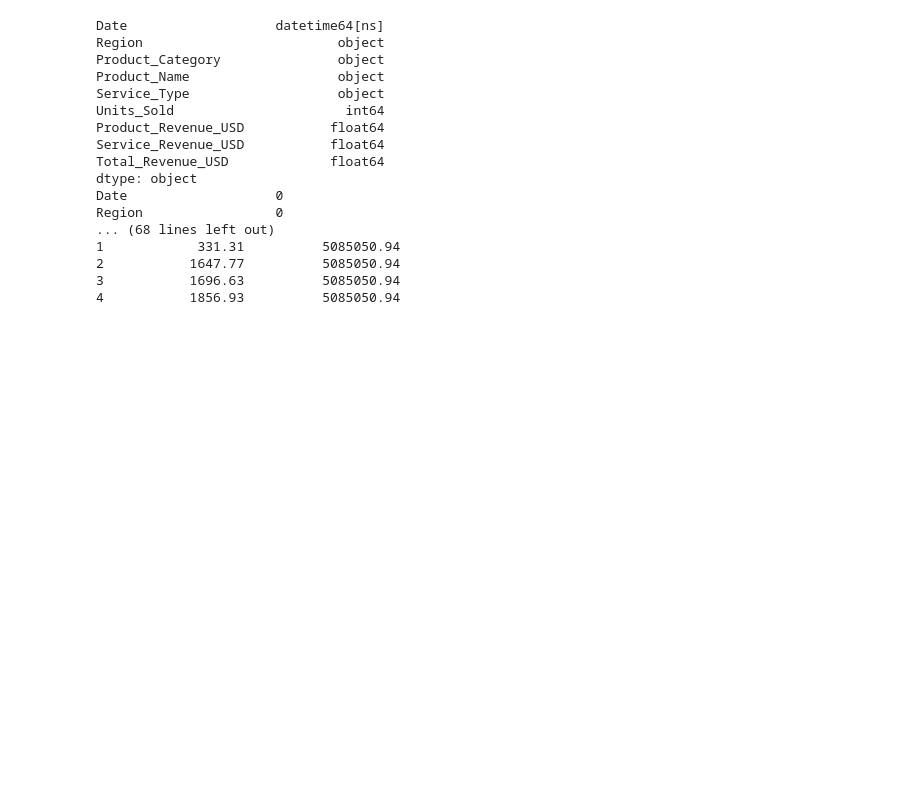
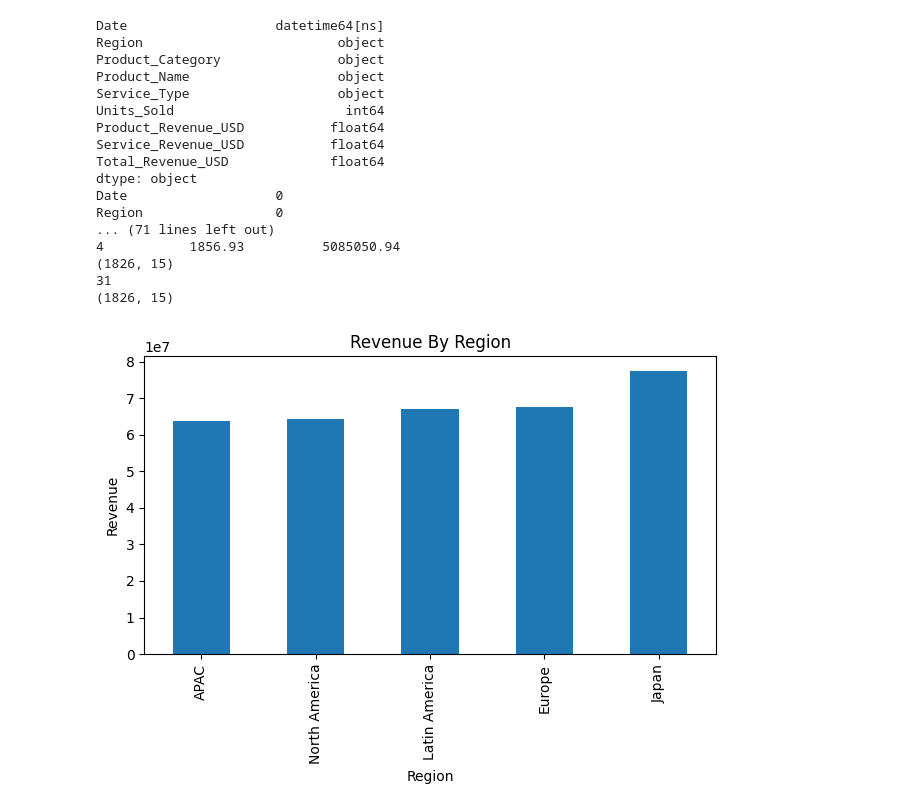
Before and after one commit to Iulia2005/Revenue_Trend_Forecasting_Wacom_Company_BigDataFundametals_Project, a Jupyter notebook: RevenueTrendForecasting.ipynb, the cells around one changed output. Saved outputs shown, nothing was run; the diff lists cells and outputs as text; code cells hidden in the pictures; blank space fills up the shorter version.

```diff
--- a/RevenueTrendForecasting.ipynb
+++ b/RevenueTrendForecasting.ipynb
@@ -1,4 +1,5 @@
 # %%
+# ========== Preprocessing Data ==========
 # Loading data
 import pandas as pd
 
@@ -57,34 +58,69 @@ df["Revenue_per_Unit"] = (df["Total_Revenue_USD"] / df["Units_Sold"]).round(2)
 
 monthly = df.groupby(["Year", "Month"])["Total_Revenue_USD"].sum().reset_index()
 monthly.columns = ["Year", "Month", "Monthly_Revenue"]
 
 print(monthly.head())
 
 monthly["Next_Month_Revenue"] = monthly["Monthly_Revenue"].shift(-1)
 
 df = df.merge(monthly[["Year", "Month", "Next_Month_Revenue"]], on=["Year", "Month"], how="left")
 
 print(df.head())
 
 # Final validation
 print(df.shape)
 print(df.isnull().sum().sum())
 df.to_csv("cleaned_wacom.csv", index=False)
+
+# ========== EDA ==========
+# Loading clead data and imports
+import matplotlib.pyplot as plt
+
+df = pd.read_csv("cleaned_wacom.csv", parse_dates=["Date"])
+print(df.shape)
+
+# Revenue by region bar chart
+plt.figure()
+region_revenue = df.groupby("Region")["Total_Revenue_USD"].sum().sort_values()
+region_revenue.plot(kind="bar")
+plt.title("Revenue By Region")
+plt.xlabel("Region")
+plt.ylabel("Revenue")
+plt.tight_layout()
+
+# Revenue by product category bar chart
+plt.figure()
+region_revenue = df.groupby("Product_Category")["Total_Revenue_USD"].sum().sort_values()
+region_revenue.plot(kind="bar")
+plt.title("Revenue by Product Category")
+plt.xlabel("Product Category")
+plt.ylabel("Revenue")
+plt.tight_layout()
+
+# Monthly Revenue Trend line chart
+plt.figure()
+monthly_revenue = df.groupby("Year", "Month")["Total_Revenue_USD"].sum().sort_values()
+monthly_revenue.plot(kind="line")
+plt.title("Monthly Revenue Trend")
+plt.xlabel("Product Category")
+plt.ylabel("Revenue")
+plt.tight_layout()
 # %% [output]
 Date                   datetime64[ns]
 Region                         object
 Product_Category               object
 Product_Name                   object
 Service_Type                   object
 Units_Sold                      int64
 Product_Revenue_USD           float64
 Service_Revenue_USD           float64
 Total_Revenue_USD             float64
 dtype: object
 Date                   0
 Region                 0
-... (68 lines left out)
-1            331.31          5085050.94
-2           1647.77          5085050.94
-3           1696.63          5085050.94
+... (71 lines left out)
 4           1856.93          5085050.94
+(1826, 15)
+31
+(1826, 15)
+[figure, added]
```
Also changed, not shown: parts of 1 cell of this notebook, 1 other file.
